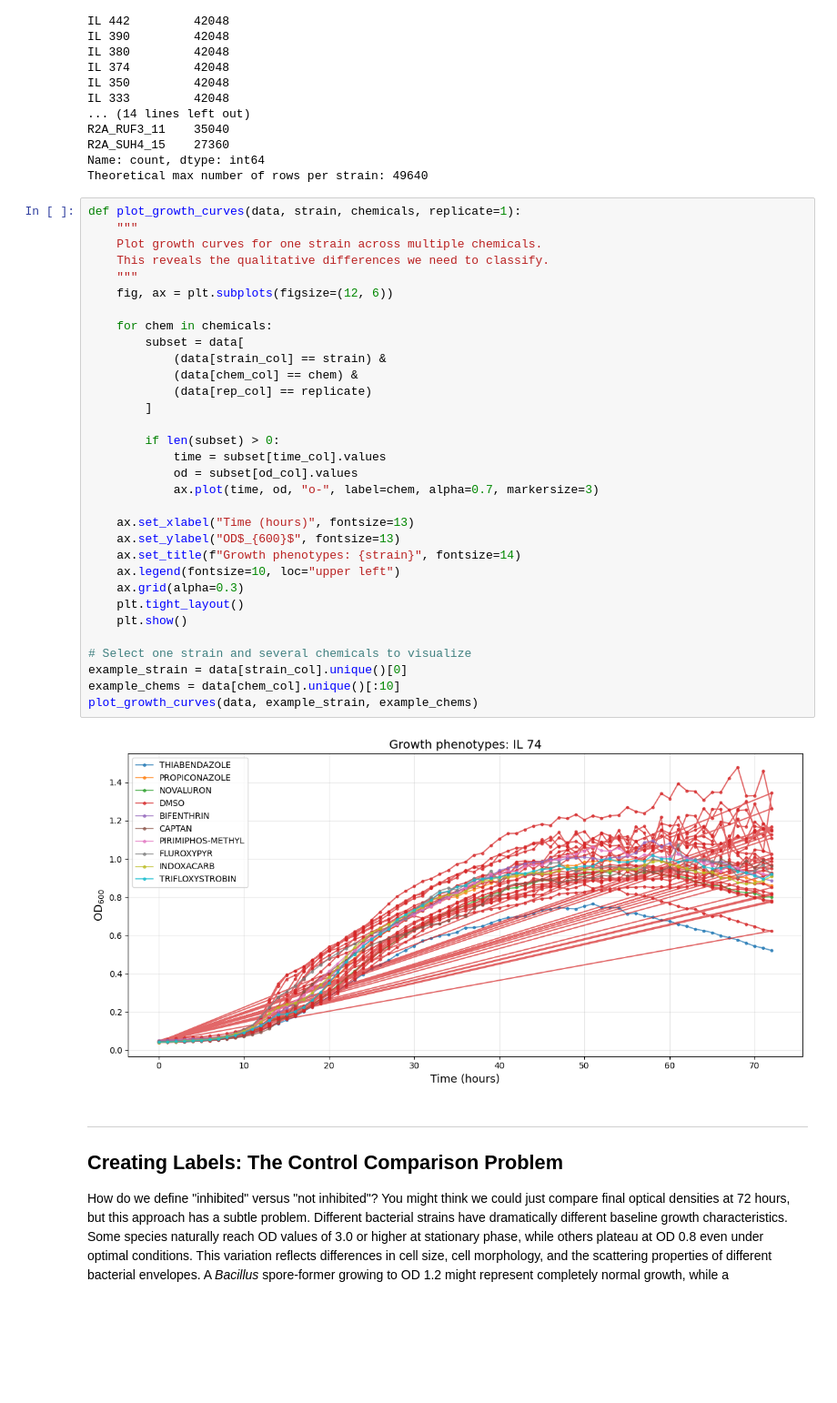
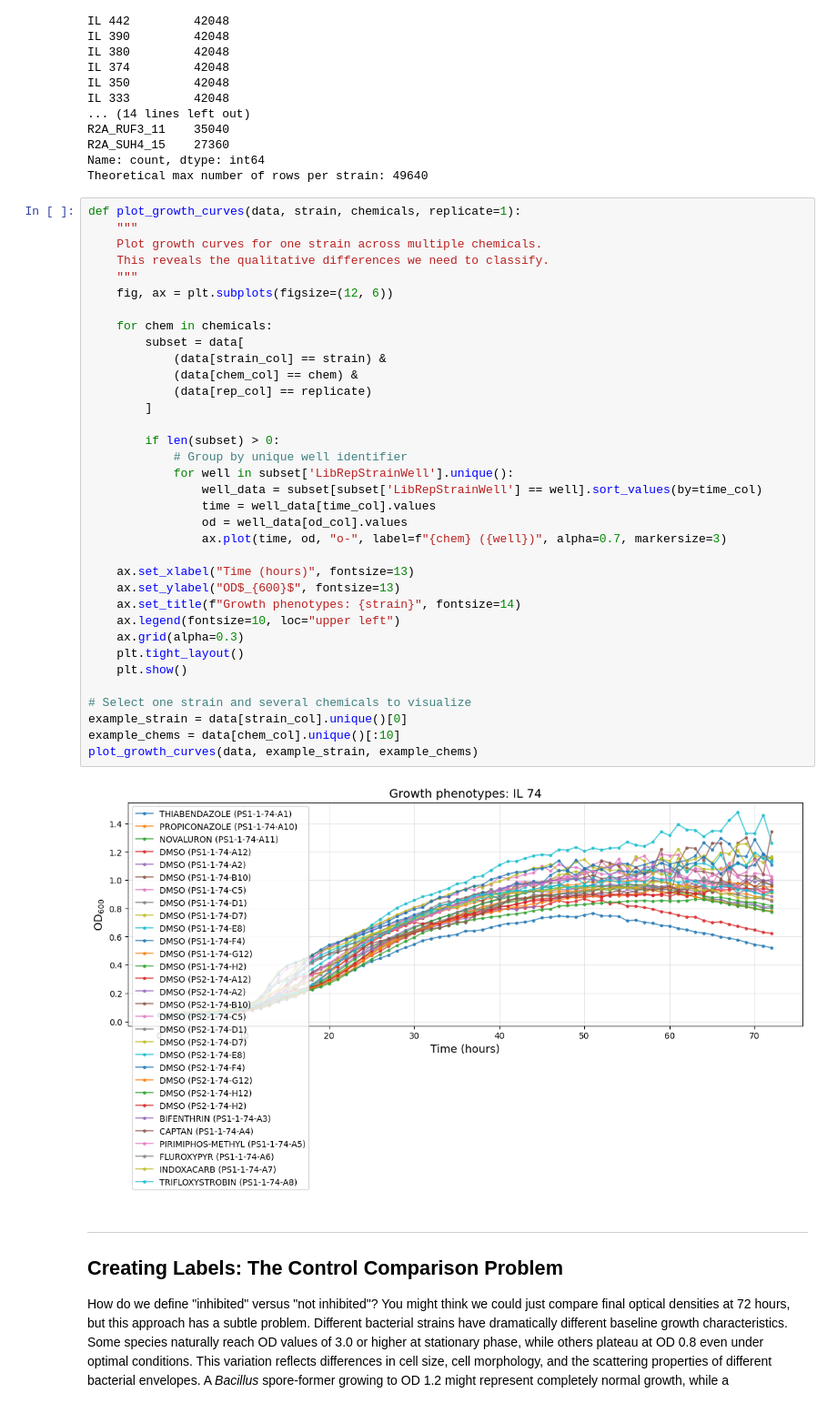
Before and after one commit to BioDisCo/computational_bioengineering, a Jupyter notebook: data_analysis/notes.ipynb, the cells around one changed output. Shown at 91% size. Cells and saved outputs as stored; diff of their text form; blank space fills up the shorter version.

Commit message:
Lecture 10 plot fix

```diff
--- a/data_analysis/notes.ipynb
+++ b/data_analysis/notes.ipynb
@@ -170,37 +170,40 @@ Theoretical max number of rows per strain: 49640
 # %%
 def plot_growth_curves(data, strain, chemicals, replicate=1):
     """
     Plot growth curves for one strain across multiple chemicals.
     This reveals the qualitative differences we need to classify.
     """
     fig, ax = plt.subplots(figsize=(12, 6))
 
     for chem in chemicals:
         subset = data[
             (data[strain_col] == strain) &
             (data[chem_col] == chem) &
             (data[rep_col] == replicate)
         ]
 
         if len(subset) > 0:
-            time = subset[time_col].values
-            od = subset[od_col].values
-            ax.plot(time, od, "o-", label=chem, alpha=0.7, markersize=3)
+            # Group by unique well identifier
+            for well in subset['LibRepStrainWell'].unique():
+                well_data = subset[subset['LibRepStrainWell'] == well].sort_values(by=time_col)
+                time = well_data[time_col].values
+                od = well_data[od_col].values
+                ax.plot(time, od, "o-", label=f"{chem} ({well})", alpha=0.7, markersize=3)
 
     ax.set_xlabel("Time (hours)", fontsize=13)
     ax.set_ylabel("OD$_{600}$", fontsize=13)
     ax.set_title(f"Growth phenotypes: {strain}", fontsize=14)
     ax.legend(fontsize=10, loc="upper left")
     ax.grid(alpha=0.3)
     plt.tight_layout()
     plt.show()
 
 # Select one strain and several chemicals to visualize
 example_strain = data[strain_col].unique()[0]
 example_chems = data[chem_col].unique()[:10]
 plot_growth_curves(data, example_strain, example_chems)
 # %% [output]
-[figure, old version]
+[figure, new version]
 # %% [markdown]
 
 ---
```
Also changed, not shown: parts of 7 cells of this notebook, 2 other files.
